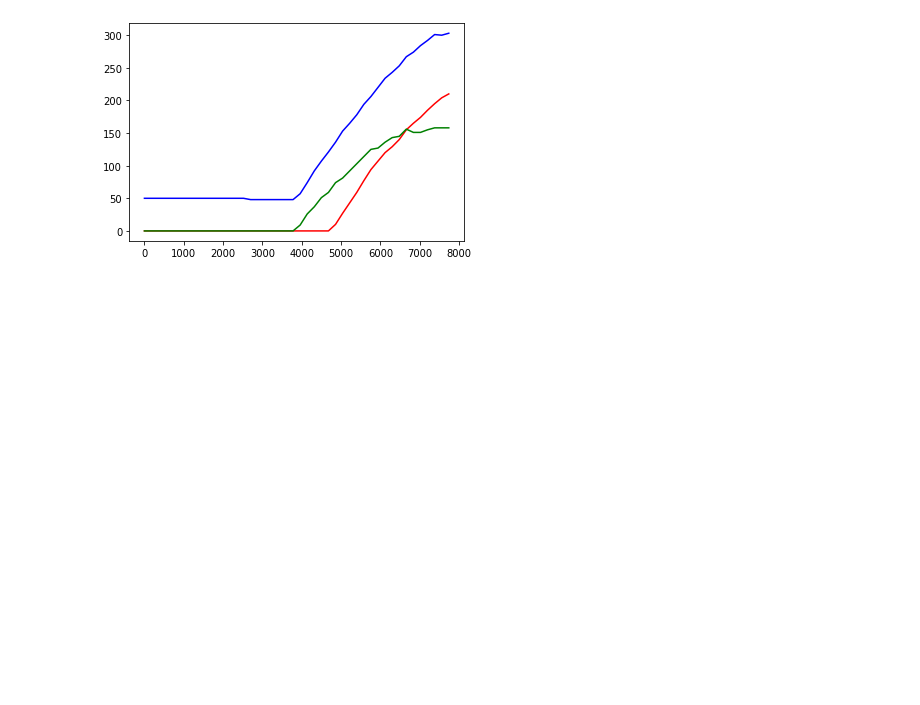
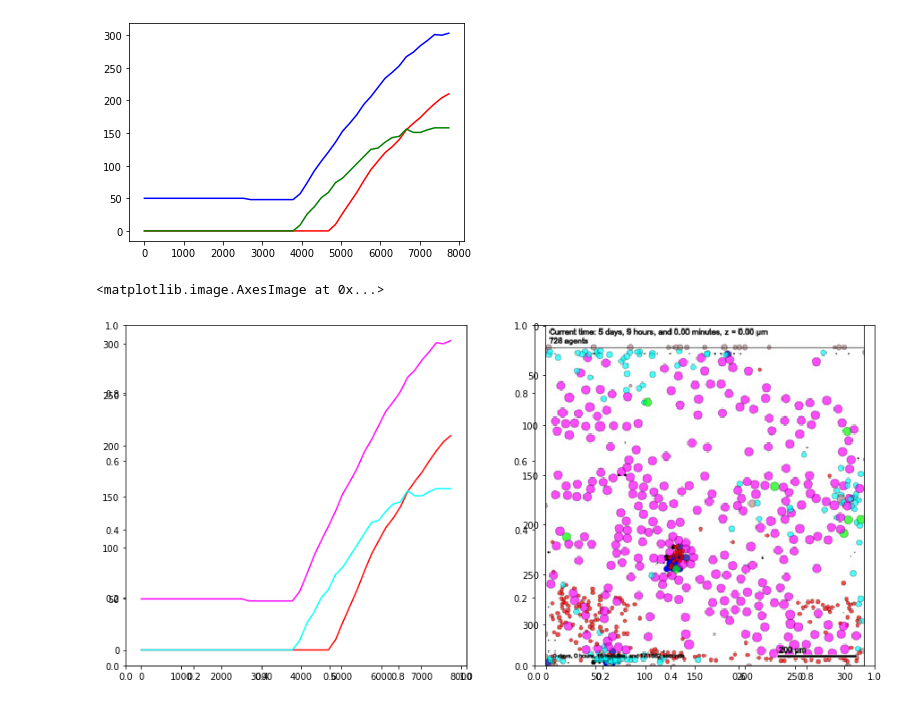
Before and after one commit to rheiland/covid19analysis, a Jupyter notebook: covid19analysis.ipynb, the cells around one changed output. Drawn from its saved outputs; the diff is of its cells as text; code cells hidden in the pictures; blank space fills up the shorter version.

```diff
--- a/covid19analysis.ipynb
+++ b/covid19analysis.ipynb
@@ -86,3 +86,16 @@ plt.plot(t,num_mac,'blue', t,num_cd8,'red', t,num_neut,'green')
  <matplotlib.lines.Line2D at 0x...>,
  <matplotlib.lines.Line2D at 0x...>]
 [figure]
+# %%
+# Experiment with plotting side-by-side results
+import matplotlib.image as mpimg
+fig, axs = plt.subplots(1,2,figsize=(15,7))
+
+fig.add_subplot(121)
+plt.plot(t,num_mac,'fuchsia', t,num_cd8,'red', t,num_neut,'cyan')
+img = np.uint8(mpimg.imread('data/snapshot00000043.jpg'))
+fig.add_subplot(122)
+plt.imshow(img)
+# %% [output]
+<matplotlib.image.AxesImage at 0x...>
+[figure, added]
```
Also changed, not shown: parts of 1 cell of this notebook.
